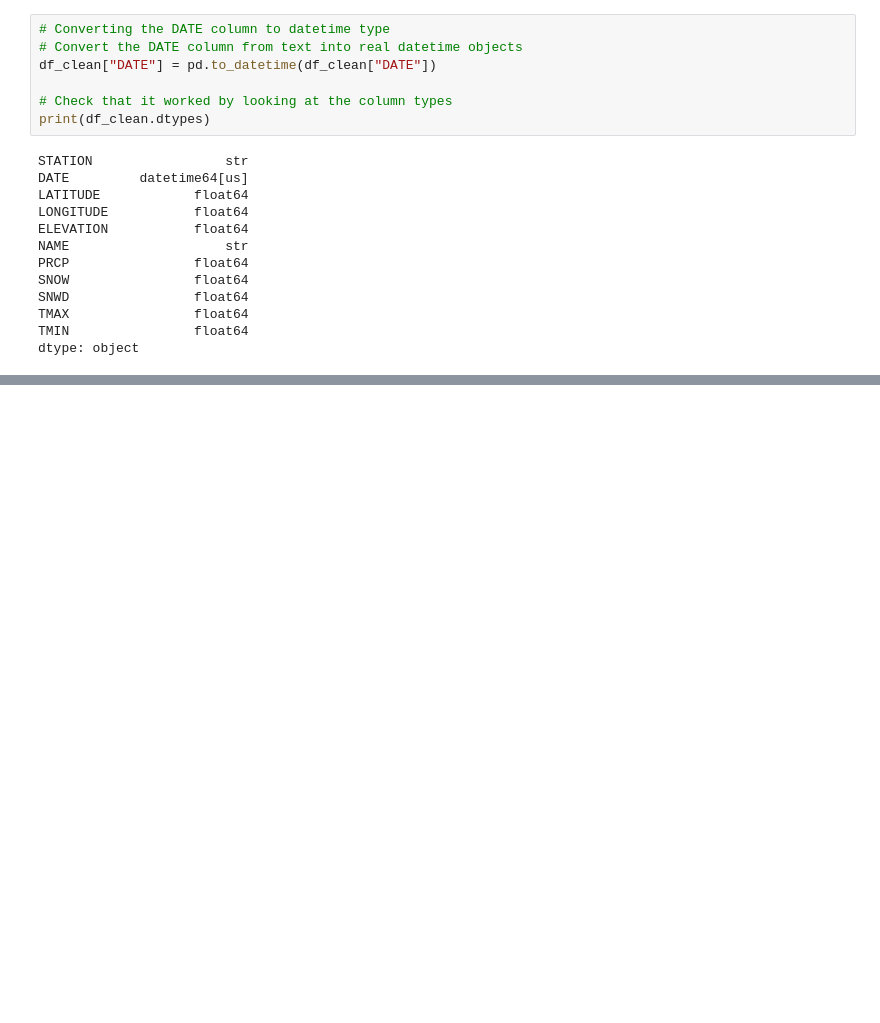
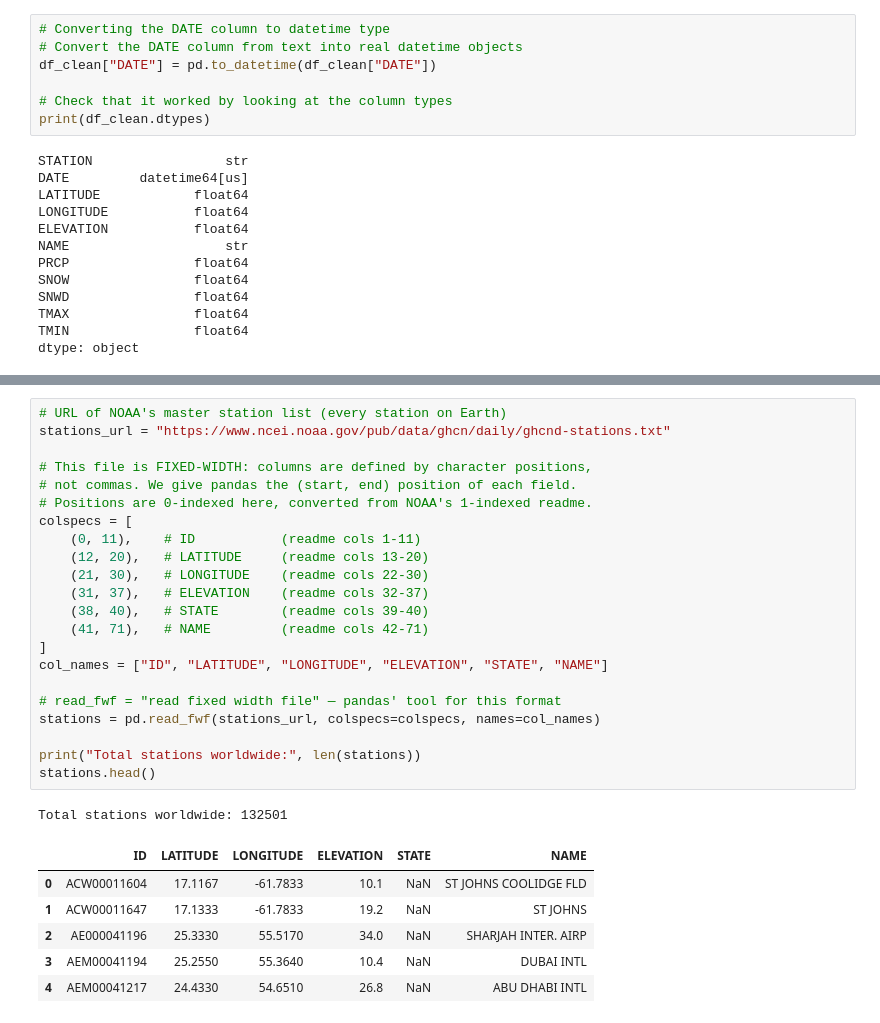
Before and after one commit to Sudarshan006/climate-risk-dashboard, a Jupyter notebook: notebooks/01_explore_ghcn.ipynb, the cells around one changed output, grey strips where cells are left out. Drawn from its saved outputs; the diff is of its cells as text; blank space fills up the shorter version.

Commit message:
Add station list, inventory parsing, and Gulf Coast filtering

```diff
--- a/notebooks/01_explore_ghcn.ipynb
+++ b/notebooks/01_explore_ghcn.ipynb
@@ -138,0 +139,30 @@ plt.show()
+# %%
+# URL of NOAA's master station list (every station on Earth)
+stations_url = "https://www.ncei.noaa.gov/pub/data/ghcn/daily/ghcnd-stations.txt"
+
+# This file is FIXED-WIDTH: columns are defined by character positions,
+# not commas. We give pandas the (start, end) position of each field.
+# Positions are 0-indexed here, converted from NOAA's 1-indexed readme.
+colspecs = [
+    (0, 11),    # ID           (readme cols 1-11)
+    (12, 20),   # LATITUDE     (readme cols 13-20)
+    (21, 30),   # LONGITUDE    (readme cols 22-30)
+    (31, 37),   # ELEVATION    (readme cols 32-37)
+    (38, 40),   # STATE        (readme cols 39-40)
+    (41, 71),   # NAME         (readme cols 42-71)
+]
+col_names = ["ID", "LATITUDE", "LONGITUDE", "ELEVATION", "STATE", "NAME"]
+
+# read_fwf = "read fixed width file" — pandas' tool for this format
+stations = pd.read_fwf(stations_url, colspecs=colspecs, names=col_names)
+
+print("Total stations worldwide:", len(stations))
+stations.head()
+# %% [output]
+Total stations worldwide: 132501
+|  | ID | LATITUDE | LONGITUDE | ELEVATION | STATE | NAME |
+| 0 | ACW00011604 | 17.1167 | -61.7833 | 10.1 | NaN | ST JOHNS COOLIDGE FLD |
+| 1 | ACW00011647 | 17.1333 | -61.7833 | 19.2 | NaN | ST JOHNS |
+| 2 | AE000041196 | 25.3330 | 55.5170 | 34.0 | NaN | SHARJAH INTER. AIRP |
+| 3 | AEM00041194 | 25.2550 | 55.3640 | 10.4 | NaN | DUBAI INTL |
+| 4 | AEM00041217 | 24.4330 | 54.6510 | 26.8 | NaN | ABU DHABI INTL |
```
Also changed, not shown: parts of 6 cells of this notebook, 1 other file.
